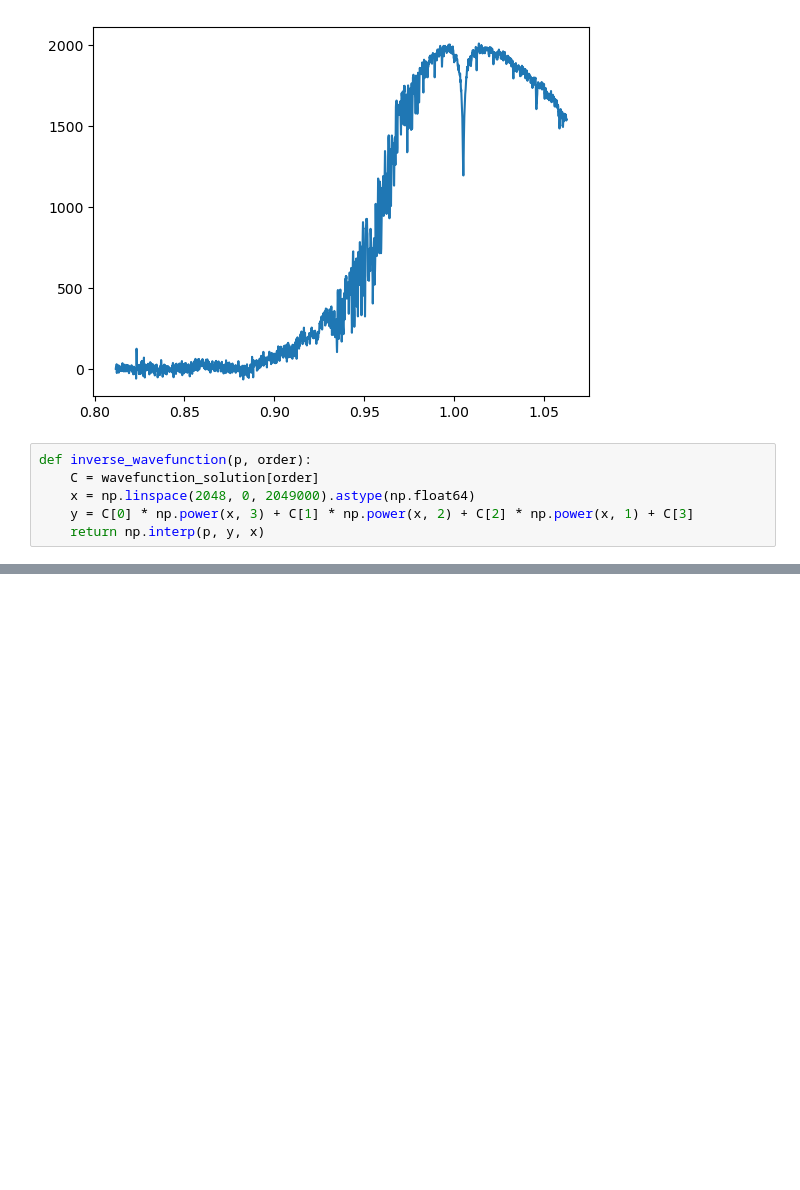
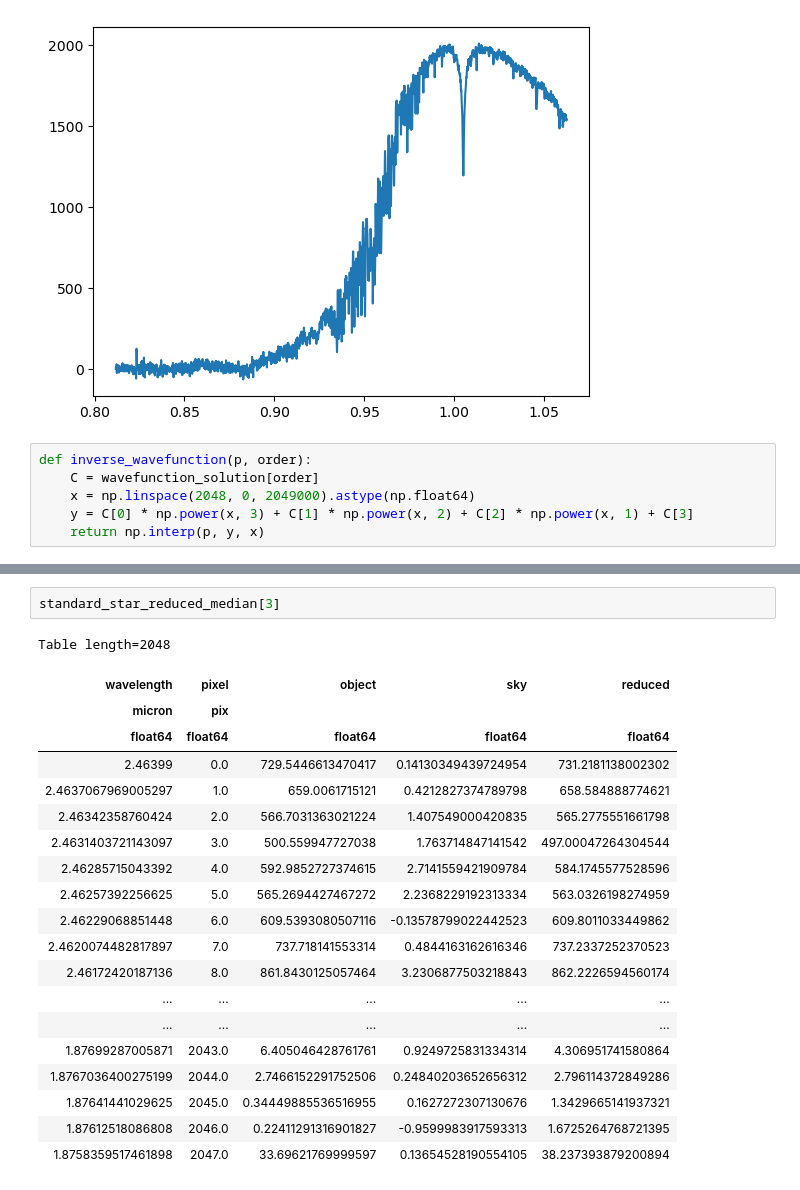
Before and after one commit to Hallflower20/palomar-project, a Jupyter notebook: data/reduce_data.ipynb, the cells around one changed output, grey strips where cells are left out. Saved outputs shown, nothing was run; the diff lists cells and outputs as text; blank space fills up the shorter version.

```diff
--- a/data/reduce_data.ipynb
+++ b/data/reduce_data.ipynb
@@ -447,0 +531,23 @@ else:
+# %%
+standard_star_reduced_median[3]
+# %% [output]
+Table length=2048
+| wavelength | pixel | object | sky | reduced |
+| micron | pix |  |  |  |
+| float64 | float64 | float64 | float64 | float64 |
+| 2.46399 | 0.0 | 729.5446613470417 | 0.14130349439724954 | 731.2181138002302 |
+| 2.4637067969005297 | 1.0 | 659.0061715121 | 0.4212827374789798 | 658.584888774621 |
+| 2.46342358760424 | 2.0 | 566.7031363021224 | 1.407549000420835 | 565.2775551661798 |
+| 2.4631403721143097 | 3.0 | 500.559947727038 | 1.763714847141542 | 497.00047264304544 |
+| 2.46285715043392 | 4.0 | 592.9852727374615 | 2.7141559421909784 | 584.1745577528596 |
+| 2.46257392256625 | 5.0 | 565.2694427467272 | 2.2368229192313334 | 563.0326198274959 |
+| 2.46229068851448 | 6.0 | 609.5393080507116 | -0.13578799022442523 | 609.8011033449862 |
+| 2.4620074482817897 | 7.0 | 737.718141553314 | 0.4844163162616346 | 737.2337252370523 |
+| 2.46172420187136 | 8.0 | 861.8430125057464 | 3.2306877503218843 | 862.2226594560174 |
+| ... | ... | ... | ... | ... |
+| ... | ... | ... | ... | ... |
+| 1.87699287005871 | 2043.0 | 6.405046428761761 | 0.9249725831334314 | 4.306951741580864 |
+| 1.8767036400275199 | 2044.0 | 2.7466152291752506 | 0.24840203652656312 | 2.796114372849286 |
+| 1.87641441029625 | 2045.0 | 0.34449885536516955 | 0.1627272307130676 | 1.3429665141937321 |
+| 1.87612518086808 | 2046.0 | 0.22411291316901827 | -0.9599983917593313 | 1.6725264768721395 |
+| 1.8758359517461898 | 2047.0 | 33.69621769999597 | 0.13654528190554105 | 38.237393879200894 |
```
Also changed, not shown: parts of 14 cells of this notebook, 3 other files.
